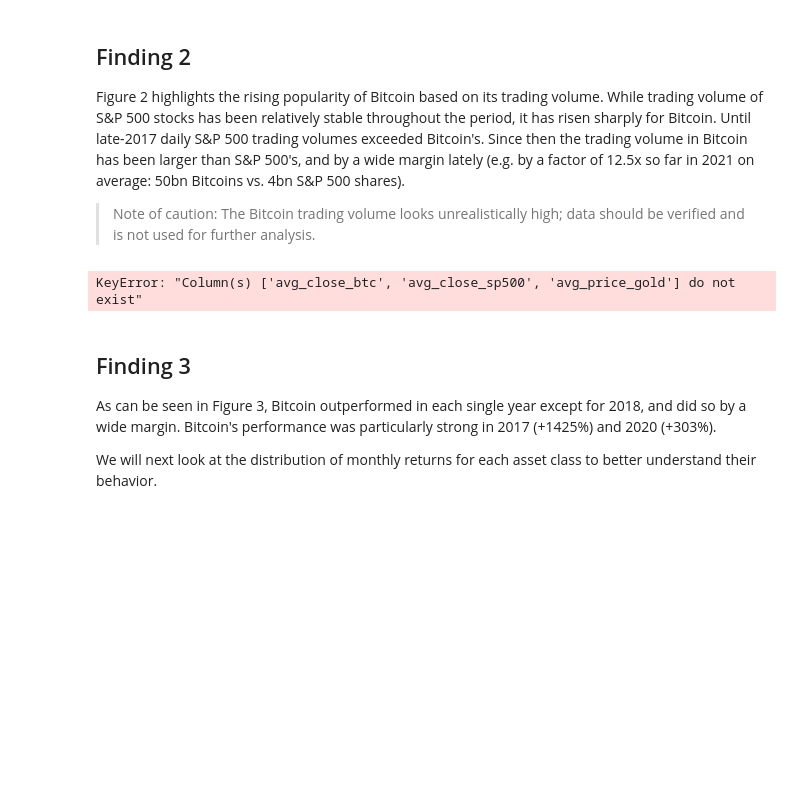
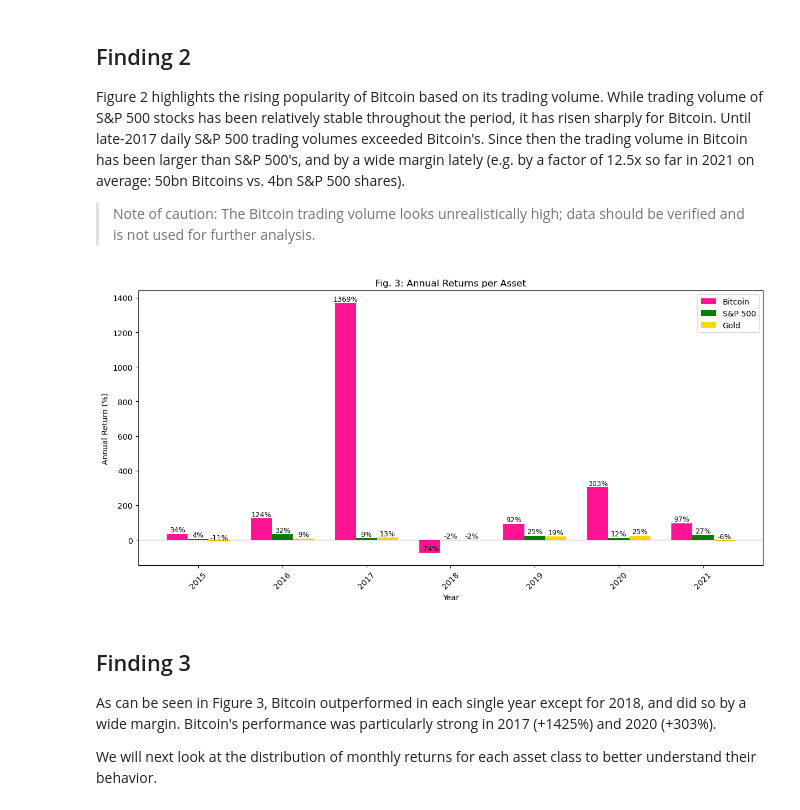
Before and after one commit to gj-goncalvescaldas/btc-3-asset-portfolio-extension, a Jupyter notebook: notebooks/02_study_replication.ipynb, the cells around one changed output. Cells and saved outputs as stored; diff of their text form; code cells hidden in the pictures; blank space fills up the shorter version.

```diff
--- a/notebooks/02_study_replication.ipynb
+++ b/notebooks/02_study_replication.ipynb
@@ -233,9 +233,9 @@ final_df_study['year'] = final_df_study['month'].dt.year
 
 # Obtener último valor de cada año
 annual_prices = final_df_study.groupby('year').agg({
-    'avg_close_btc': 'last',
-    'avg_close_sp500': 'last',
-    'avg_price_gold': 'last'
+    'close_btc': 'last',
+    'close_sp500': 'last',
+    'close_gold': 'last'
 })
 
 # Calcular retornos anuales %
@@ -243,37 +243,37 @@ annual_returns = annual_prices.pct_change() * 100
 annual_returns = annual_returns.dropna().reset_index()
 
 # Plot
 fig, ax = plt.subplots(figsize=(12, 6))
 
 width = 0.25
 x = annual_returns['year']
 
-btc = annual_returns['avg_close_btc']
-sp500 = annual_returns['avg_close_sp500']
-gold = annual_returns['avg_price_gold']
+btc = annual_returns['close_btc']
+sp500 = annual_returns['close_sp500']
+gold = annual_returns['close_gold']
 
 ax.bar(x - width, btc, width=width, label='Bitcoin', color='deeppink')
 ax.bar(x, sp500, width=width, label='S&P 500', color='green')
 ax.bar(x + width, gold, width=width, label='Gold', color='gold')
 
 ax.axhline(0, color='black', linewidth=0.5)
 
 # Agregar etiquetas arriba de cada barra
 for i in range(len(x)):
     ax.text(x[i] - width, btc.iloc[i] + 2, f"{btc.iloc[i]:.0f}%", ha='center', va='bottom', fontsize=9)
     ax.text(x[i], sp500.iloc[i] + 2, f"{sp500.iloc[i]:.0f}%", ha='center', va='bottom', fontsize=9)
     ax.text(x[i] + width, gold.iloc[i] + 2, f"{gold.iloc[i]:.0f}%", ha='center', va='bottom', fontsize=9)
 
 ax.set_title('Fig. 3: Annual Returns per Asset')
 ax.set_xlabel('Year')
 ax.set_ylabel('Annual Return (%)')
 ax.legend()
 plt.xticks(x, rotation=45)
 
 plt.tight_layout()
 plt.show()
 # %% [output]
-KeyError: "Column(s) ['avg_close_btc', 'avg_close_sp500', 'avg_price_gold'] do not exist"
+[figure, added]
 # %% [markdown]
 ## Finding 3
 
```
Also changed, not shown: 2 other files.
